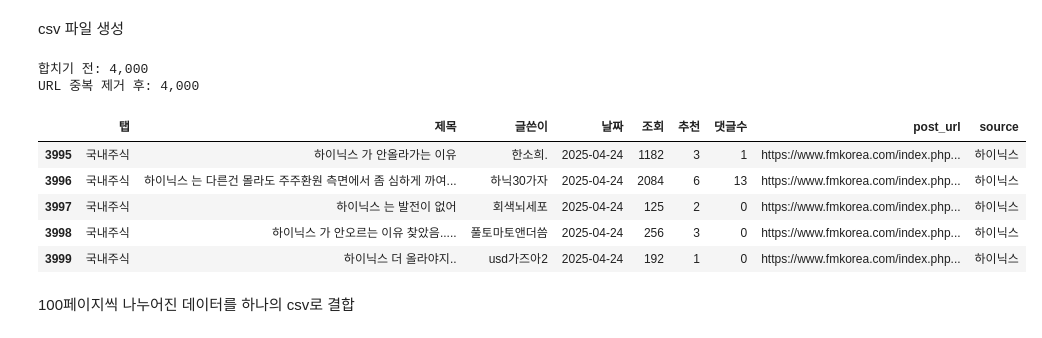
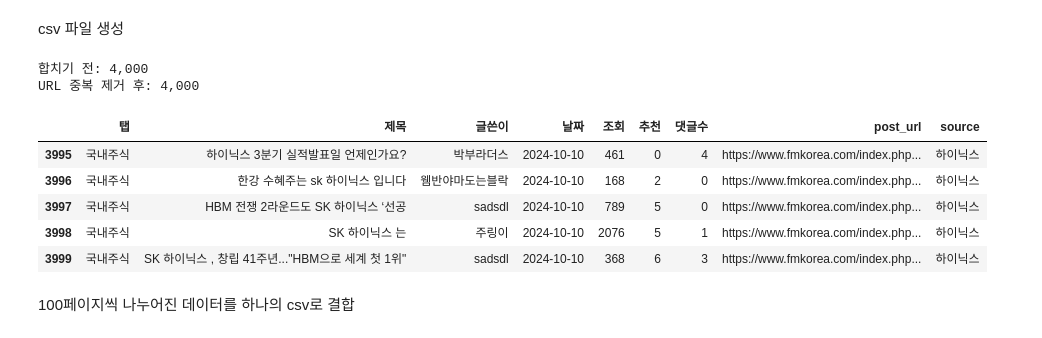
Before and after one commit to sesac-miniProject/sesac-miniProject, a Jupyter notebook: FmKorea/fmkorea_hynix_normal_post_crawling.ipynb, the cells around one changed output. Drawn from its saved outputs; the diff is of its cells as text; code cells hidden in the pictures.

Commit message:
삼성, 하이닉스 크롤링입니다

```diff
--- a/FmKorea/fmkorea_hynix_normal_post_crawling.ipynb
+++ b/FmKorea/fmkorea_hynix_normal_post_crawling.ipynb
@@ -204,33 +210,33 @@ csv 파일 생성
 # %%
 # 두 데이터프레임 합치기
 
 df_all = pd.concat([df_hynix, df_hanic], ignore_index=True)
 print(f"합치기 전: {len(df_all):,}")
 
 # 중복 제거: URL 기준
 df_all = df_all.drop_duplicates(subset=["post_url"], keep="first").reset_index(drop=True)
 print(f"URL 중복 제거 후: {len(df_all):,}")
 
 # 날짜 내림차순 정렬
 df_all["날짜_dt"] = pd.to_datetime(df_all["날짜"], errors="coerce")
 df_all = (
     df_all.sort_values(by="날짜_dt", ascending=False, na_position="last")
           .drop(columns=["날짜_dt"])
           .reset_index(drop=True)
 )
 
 # 1,2,3,4,5로 이름 바꾸면서 저장
-df_all.to_csv("../data/4.csv", index=False, encoding="utf-8-sig")
+df_all.to_csv("../data/5.csv", index=False, encoding="utf-8-sig")
 df_all.tail()
 # %% [output]
 합치기 전: 4,000
 URL 중복 제거 후: 4,000
 |  | 탭 | 제목 | 글쓴이 | 날짜 | 조회 | 추천 | 댓글수 | post_url | source |
-| 3995 | 국내주식 | 하이닉스 가 안올라가는 이유 | 한소희. | 2025-04-24 | 1182 | 3 | 1 | https://www.fmkorea.com/index.php... | 하이닉스 |
-| 3996 | 국내주식 | 하이닉스 는 다른건 몰라도 주주환원 측면에서 좀 심하게 까여... | 하닉30가자 | 2025-04-24 | 2084 | 6 | 13 | https://www.fmkorea.com/index.php... | 하이닉스 |
-| 3997 | 국내주식 | 하이닉스 는 발전이 없어 | 회색뇌세포 | 2025-04-24 | 125 | 2 | 0 | https://www.fmkorea.com/index.php... | 하이닉스 |
-| 3998 | 국내주식 | 하이닉스 가 안오르는 이유 찾았음..... | 풀토마토앤더씀 | 2025-04-24 | 256 | 3 | 0 | https://www.fmkorea.com/index.php... | 하이닉스 |
-| 3999 | 국내주식 | 하이닉스 더 올라야지.. | usd가즈아2 | 2025-04-24 | 192 | 1 | 0 | https://www.fmkorea.com/index.php... | 하이닉스 |
+| 3995 | 국내주식 | 하이닉스 3분기 실적발표일 언제인가요? | 박부라더스 | 2024-10-10 | 461 | 0 | 4 | https://www.fmkorea.com/index.php... | 하이닉스 |
+| 3996 | 국내주식 | 한강 수혜주는 sk 하이닉스 입니다 | 웸반야마도는블락 | 2024-10-10 | 168 | 2 | 0 | https://www.fmkorea.com/index.php... | 하이닉스 |
+| 3997 | 국내주식 | HBM 전쟁 2라운드도 SK 하이닉스 ‘선공 | sadsdl | 2024-10-10 | 789 | 5 | 0 | https://www.fmkorea.com/index.php... | 하이닉스 |
+| 3998 | 국내주식 | SK 하이닉스 는 | 주링이 | 2024-10-10 | 2076 | 5 | 1 | https://www.fmkorea.com/index.php... | 하이닉스 |
+| 3999 | 국내주식 | SK 하이닉스 , 창립 41주년..."HBM으로 세계 첫 1위" | sadsdl | 2024-10-10 | 368 | 6 | 3 | https://www.fmkorea.com/index.php... | 하이닉스 |
 # %% [markdown]
 100페이지씩 나누어진 데이터를 하나의 csv로 결합
 # %%
```
Also changed, not shown: parts of 2 cells of this notebook.
